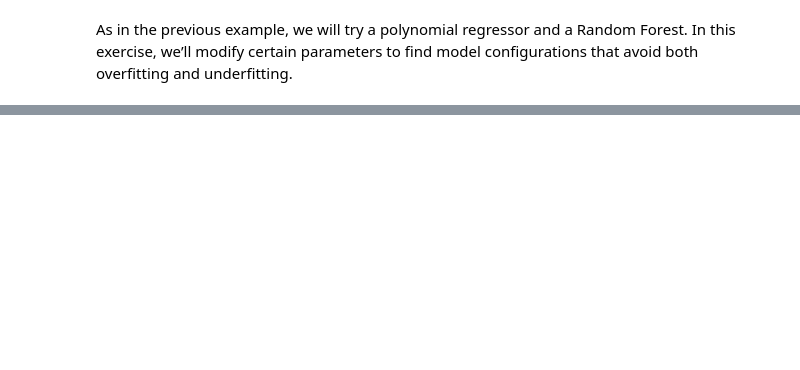
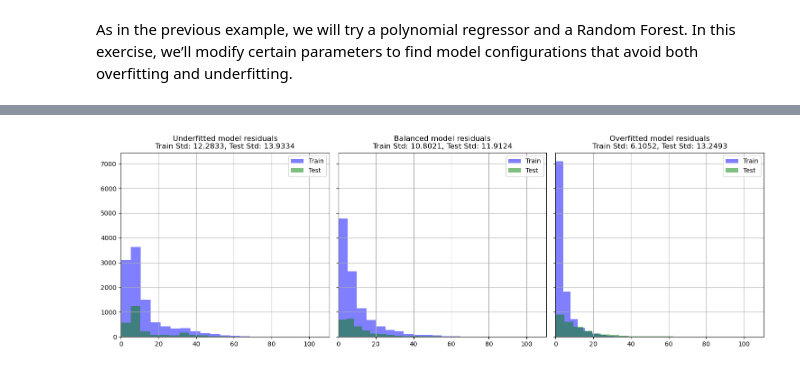
Before and after one commit to oriol-pomarol/codegeo_workshops, a Jupyter notebook: 6_underfitting_overfitting.ipynb, the cells around one changed output, grey strips where cells are left out. Cells and saved outputs as stored; diff of their text form; code cells hidden in the pictures; blank space fills up the shorter version.

```diff
--- a/6_underfitting_overfitting.ipynb
+++ b/6_underfitting_overfitting.ipynb
@@ -605,0 +315,34 @@ plt.show()
+# %%
+# Define the depths of the RF models that we will analyse
+overfit_depth = unconstrained_max_depth
+underfit_depth = 2
+balanced_depth = min(test_mse, key=test_mse.get)
+
+# Define model types
+model_types = [
+    (underfit_depth, "Underfitted"),
+    (balanced_depth, "Balanced"),
+    (overfit_depth, "Overfitted"),
+]
+
+# Plot the distribution of the residuals
+fig, axes = plt.subplots(1, 3, figsize=(15, 5), sharex=True, sharey=True)
+
+for (depth, model_name), ax in zip(model_types, axes):
+    residuals_train = np.abs(train_predictions[depth] - y_train)
+    residuals_test = np.abs(test_predictions[depth] - y_test)
+
+    ax.hist(residuals_train, bins=20, alpha=0.5, color='blue', label='Train')
+    ax.hist(residuals_test, bins=20, alpha=0.5, color='green', label='Test')
+
+    title = f'{model_name} model residuals\nTrain Std: {np.std(residuals_train):.4f}, Test Std: {np.std(residuals_test):.4f}'
+    ax.set_title(title)
+    ax.axvline(x=0, color='black')
+    ax.legend()
+    ax.grid(True)
+    ax.set_xlim(0)
+
+plt.tight_layout()
+plt.show()
+# %% [output]
+[figure, added]
```
Also changed, not shown: parts of 69 cells of this notebook.
